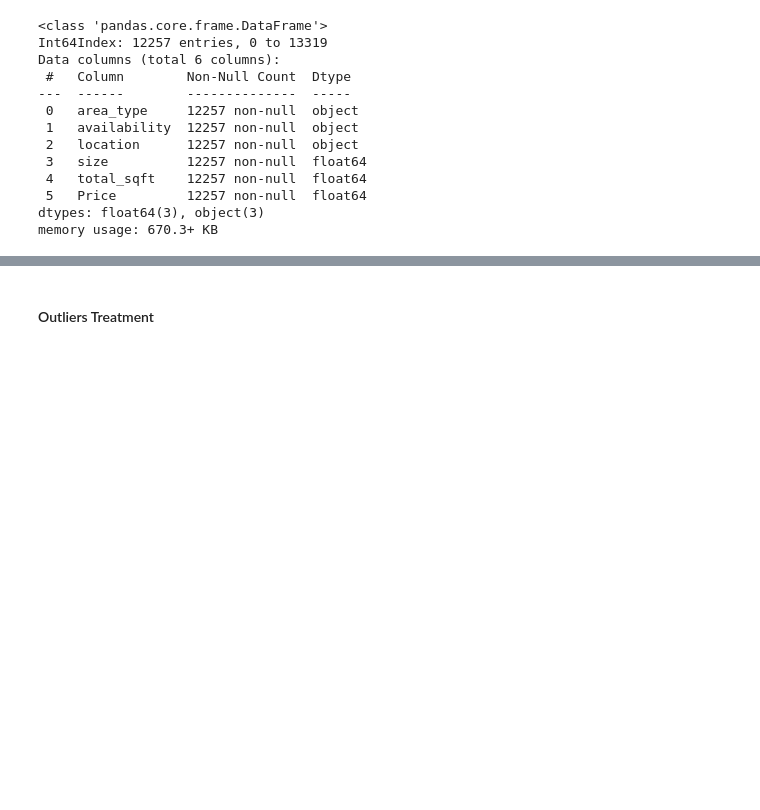
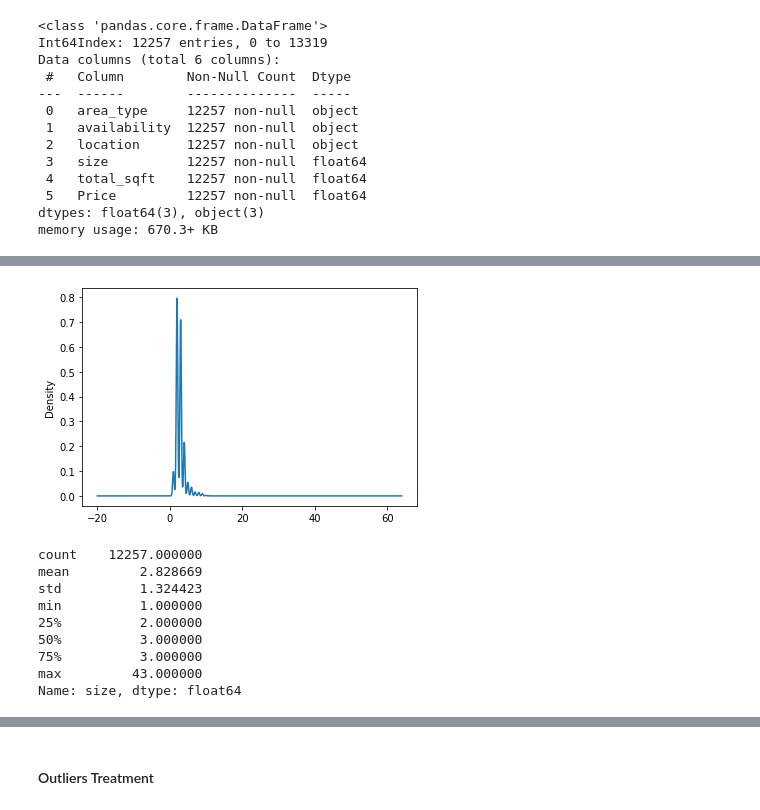
Before and after one commit to KiranSonkamble/Lb_house_prdiction, a Jupyter notebook: Bengaluru 2.ipynb, the cells around one changed output, grey strips where cells are left out. Cells and saved outputs as stored; diff of their text form; code cells hidden in the pictures; blank space fills up the shorter version.

```diff
--- a/Bengaluru 2.ipynb
+++ b/Bengaluru 2.ipynb
@@ -356,0 +404,15 @@ memory usage: 670.3+ KB
+# %%
+data['size'].plot.kde()
+plt.show()
+data['size'].describe()
+# %% [output]
+[figure, added]
+count    12257.000000
+mean         2.828669
+std          1.324423
+min          1.000000
+25%          2.000000
+50%          3.000000
+75%          3.000000
+max         43.000000
+Name: size, dtype: float64
```
Also changed, not shown: parts of 30 cells of this notebook.
